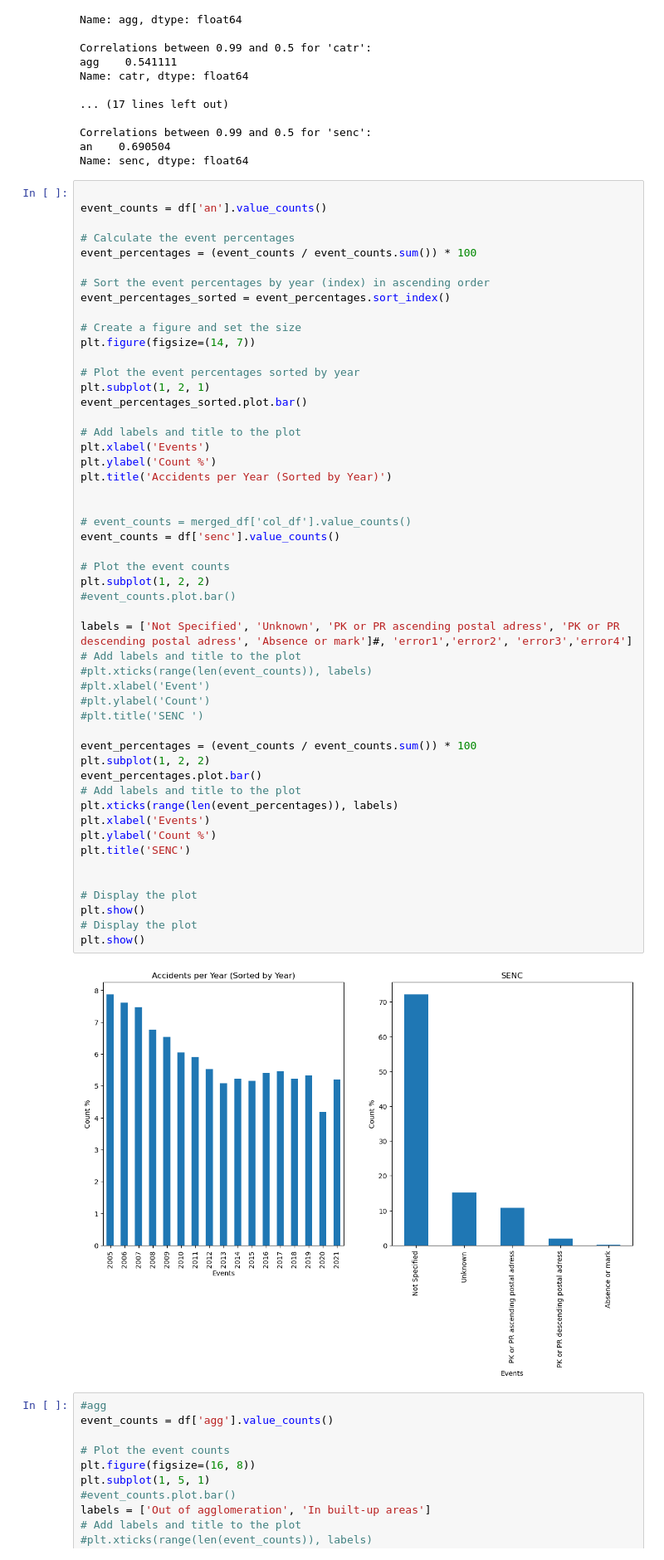
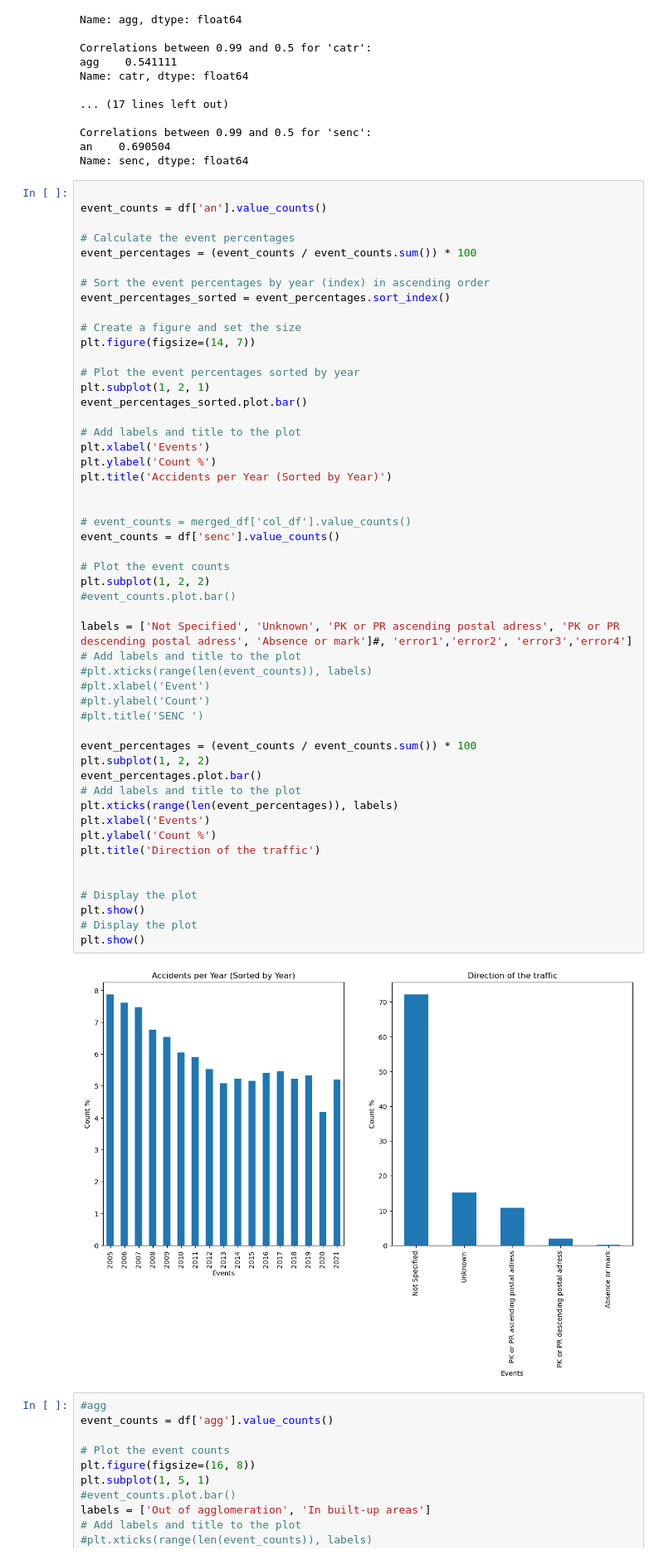
Before and after one commit to tiagoru/Road_accidents_france, a Jupyter notebook: 230615_mar23_accidents_sprint1.ipynb, the cells around one changed output. Shown at 83% size. Drawn from its saved outputs; the diff is of its cells as text.

```diff
--- a/230615_mar23_accidents_sprint1.ipynb
+++ b/230615_mar23_accidents_sprint1.ipynb
@@ -127,35 +127,35 @@ plt.title('Accidents per Year (Sorted by Year)')
 
 
 # event_counts = merged_df['col_df'].value_counts()
 event_counts = df['senc'].value_counts()
 
 # Plot the event counts
 plt.subplot(1, 2, 2)
 #event_counts.plot.bar()
 
 labels = ['Not Specified', 'Unknown', 'PK or PR ascending postal adress', 'PK or PR descending postal adress', 'Absence or mark']#, 'error1','error2', 'error3','error4']
 # Add labels and title to the plot
 #plt.xticks(range(len(event_counts)), labels)
 #plt.xlabel('Event')
 #plt.ylabel('Count')
 #plt.title('SENC ')
 
 event_percentages = (event_counts / event_counts.sum()) * 100
 plt.subplot(1, 2, 2)
 event_percentages.plot.bar()
 # Add labels and title to the plot
 plt.xticks(range(len(event_percentages)), labels)
 plt.xlabel('Events')
 plt.ylabel('Count %')
-plt.title('SENC')
+plt.title('Direction of the traffic')
 
 
 # Display the plot
 plt.show()
 # Display the plot
 plt.show()
 # %% [output]
-[figure, old version]
+[figure, new version]
 # %%
 #agg
 event_counts = df['agg'].value_counts()
```
